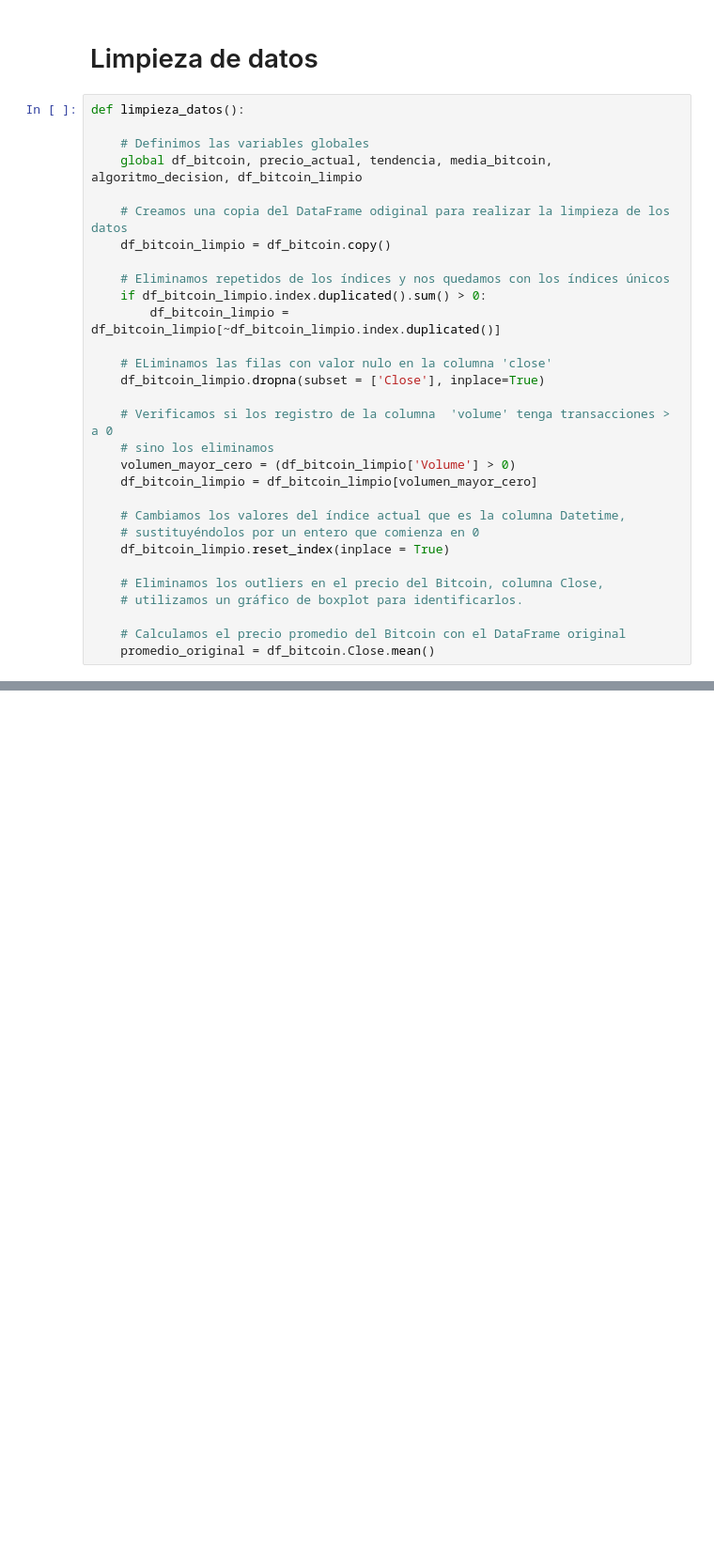
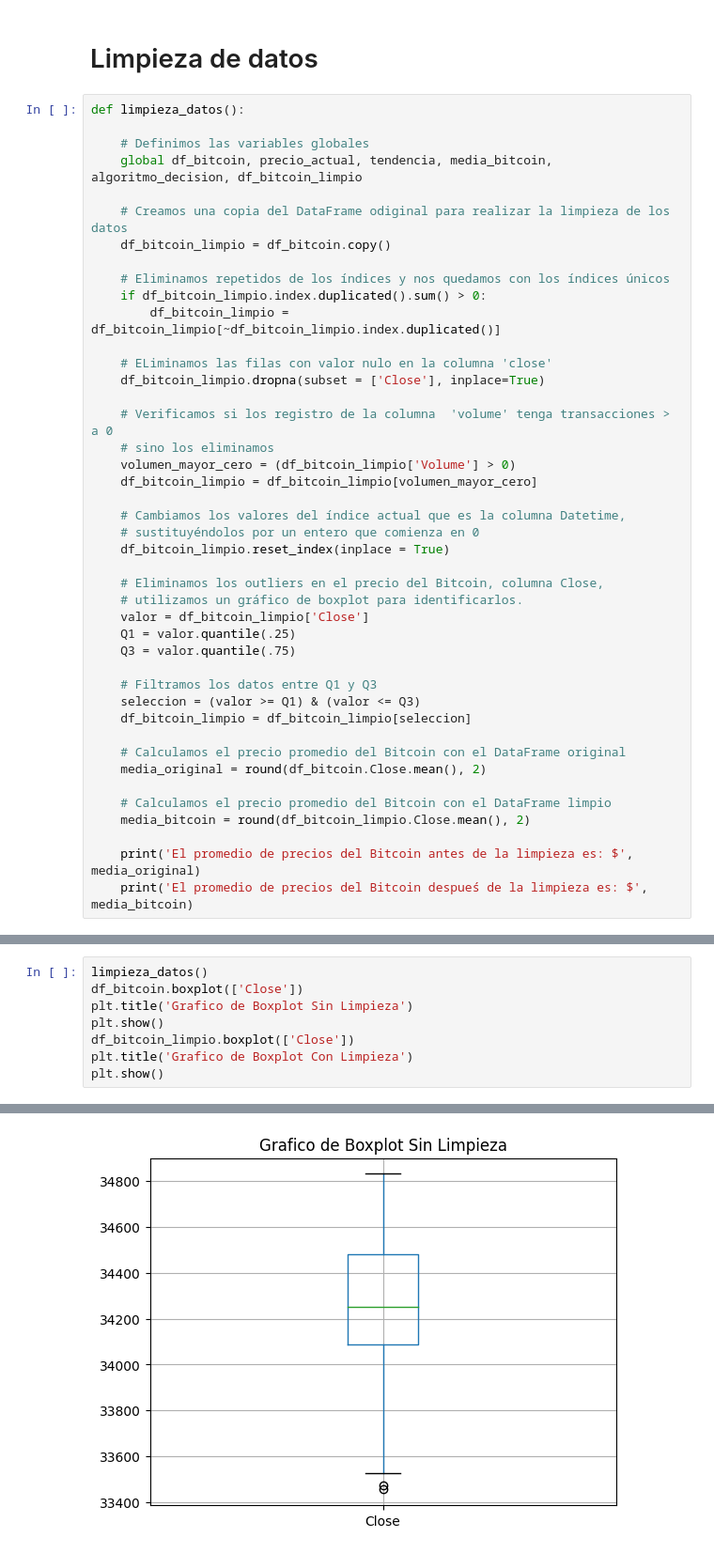
Before and after one commit to blaram/Robot_Trading, a Jupyter notebook: Robot_Trading.ipynb, the cells around one changed output, grey strips where cells are left out. Shown: that part at 94% size. Drawn from its saved outputs; the diff is of its cells as text; blank space fills up the shorter version.

Commit message:
Realizado los pasos 4 Tomar decisiones y 5 Visualización

```diff
--- a/Robot_Trading.ipynb
+++ b/Robot_Trading.ipynb
@@ -110,6 +112,19 @@ def limpieza_datos():
 
     # Eliminamos los outliers en el precio del Bitcoin, columna Close,
     # utilizamos un gráfico de boxplot para identificarlos.
+    valor = df_bitcoin_limpio['Close']
+    Q1 = valor.quantile(.25)
+    Q3 = valor.quantile(.75)
+
+    # Filtramos los datos entre Q1 y Q3
+    seleccion = (valor >= Q1) & (valor <= Q3)
+    df_bitcoin_limpio = df_bitcoin_limpio[seleccion]
 
     # Calculamos el precio promedio del Bitcoin con el DataFrame original
-    promedio_original = df_bitcoin.Close.mean()
+    media_original = round(df_bitcoin.Close.mean(), 2)
+
+    # Calculamos el precio promedio del Bitcoin con el DataFrame limpio
+    media_bitcoin = round(df_bitcoin_limpio.Close.mean(), 2)
+
+    print('El promedio de precios del Bitcoin antes de la limpieza es: $', media_original)
+    print('El promedio de precios del Bitcoin despueś de la limpieza es: $', media_bitcoin)
@@ -136,0 +131,9 @@ df_bitcoin.boxplot(['Volume'])
+# %%
+limpieza_datos()
+df_bitcoin.boxplot(['Close'])
+plt.title('Grafico de Boxplot Sin Limpieza')
+plt.show()
+df_bitcoin_limpio.boxplot(['Close'])
+plt.title('Grafico de Boxplot Con Limpieza')
+plt.show()
+# %% [output]
@@ -136,0 +142 @@ df_bitcoin.boxplot(['Volume'])
+[figure, added]
```
Also changed, not shown: parts of 10 cells of this notebook.
